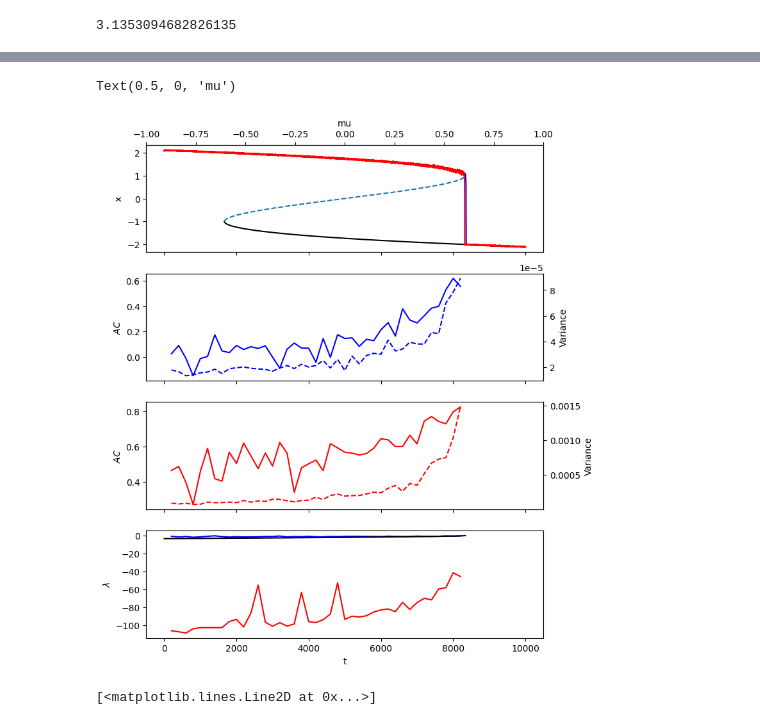
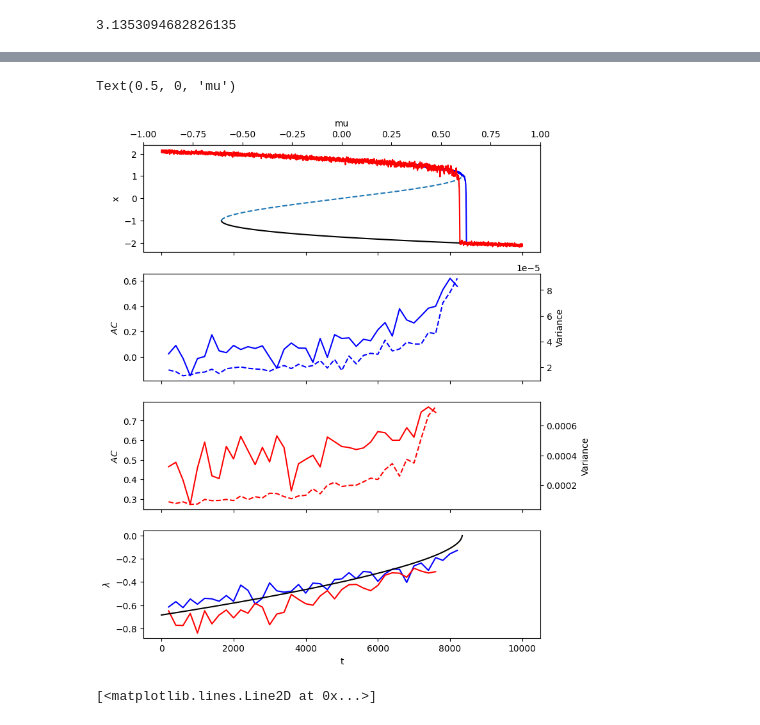
Before and after one commit to j-dichgans/Bachelor-Thesis, a Jupyter notebook: clarke_fig_1_v2.ipynb, the cells around one changed output, grey strips where cells are left out. Cells and saved outputs as stored; diff of their text form; code cells hidden in the pictures.

```diff
--- a/clarke_fig_1_v2.ipynb
+++ b/clarke_fig_1_v2.ipynb
@@ -389,7 +389,7 @@ plt.plot(frequencies,np.array(estim_psd_xs_wn)/np.array(estim_psd_xi_wn), color
 # %%
 #numerical simulation of SDEs:
 
-steps_per_unit_time = 50                                                        #to have smaller dt / Andreas multiplied f with 0.2
+steps_per_unit_time = 10                                                        #to have smaller dt / Andreas multiplied f with 0.2
 solve_ts = np.linspace(0,T,T*steps_per_unit_time + 1)
 dt = 1/steps_per_unit_time
 
@@ -406,7 +406,7 @@ white_noise = np.random.normal(0,np.sqrt(dt),T*steps_per_unit_time + 1)
 
 
 for i in tqdm.trange(T*steps_per_unit_time):
-    xs_white[i+1] = xs_white[i] + f(xs_white[i],solve_ts[i])*dt + sigma*white_noise[i]
+    xs_white[i+1] = xs_white[i] + 0.2*f(xs_white[i],solve_ts[i])*dt + sigma*white_noise[i]
 
 
 # wiener = np.zeros(T*steps_per_unit_time + 1)
@@ -431,7 +431,7 @@ eta = eta(1)
 
 
 for i in tqdm.trange(T*steps_per_unit_time):
-    xs_red[i+1] = xs_red[i] + f(xs_red[i],solve_ts[i])*dt + kappa*eta[i]*dt
+    xs_red[i+1] = xs_red[i] + 0.2*f(xs_red[i],solve_ts[i])*dt + kappa*eta[i]*dt
 
 
 
@@ -485,7 +487,7 @@ window_length = 200
 def get_ls(x,noise,a):
 
     def fitfunction(f,ls):
-        return 1/(f**2  + ls**2)
+        return np.log(1/(f**2  + ls**2))
 
 
     n_windows = int(T/window_length)
@@ -502,7 +504,7 @@ def get_ls(x,noise,a):
 
         popt = scipy.optimize.curve_fit(fitfunction,
                                                   frequencies,
-                                                  estim_psd_xs_wn/estim_psd_xi_wn,
+                                                  np.log(estim_psd_xs_wn/estim_psd_xi_wn),
                                                   p0=[1.0],
                                                   bounds=(0.0, np.inf))[0]
         ls[i] = popt[0]
@@ -511,7 +513,7 @@ def get_ls(x,noise,a):
     return ls
 # %%
 ls_white = get_ls(xs_white_filtered,white_noise_filtered,sigma)
-ls_red = get_ls(xs_red_filtered,red_noise_filtered,kappa)
+ls_red = get_ls(xs_red_filtered,eta_filtered,kappa)
 # %%
 #why is lambda estimation so far from true lambda?, how to choose fs in ls method?
 
@@ -535,35 +537,35 @@ axs[0].plot(ts,xs_red_filtered,color="red")
 
 axs[1].plot(ts[window_length:tip_white:window_length],ac_series_white[:int(tip_white/window_length)],color="blue")
 ax1_var = axs[1].twinx()
 ax1_var.plot(ts[window_length:tip_white:window_length],variance_series_white[:int(tip_white/window_length)],color="blue",linestyle="--")
 
 
 axs[2].plot(ts[window_length:tip_red:window_length],ac_series_red[:int(tip_red/window_length)],color="red")
 ax2_var = axs[2].twinx()
 ax2_var.plot(ts[window_length:tip_red:window_length],variance_series_red[:int(tip_red/window_length)],color="red",linestyle="--")
 
 
 axs[0].set_ylabel("x")
 axs[1].set_ylabel(r"$AC$")
 axs[2].set_ylabel(r"$AC$")
 ax1_var.set_ylabel(r"Variance")
 ax2_var.set_ylabel(r"Variance")
 
 
 
 axs[3].set_xlabel("t")
 axs[3].plot(ts[window_length:tip_white:window_length],-ls_white[:int(tip_white/window_length)],color="blue")
 axs[3].plot(ts[window_length:tip_red:window_length],-ls_red[:int(tip_red/window_length)],color="red")
-axs[3].plot(ts[:tipp_upper],true_ls[:tipp_upper],color="black")
+axs[3].plot(ts[:tipp_upper],0.2*true_ls[:tipp_upper],color="black")
 axs[3].set_ylabel(r"$\lambda$")
 
 
 ax_0 = axs[0].twiny()
 ax_0.set_xlim(-1,1)
 ax_0.set_xlabel("mu")
 # %% [output]
 Text(0.5, 0, 'mu')
-[figure, old version]
+[figure, new version]
 # %%
 plt.plot(ts,true_ls)
 # %% [output]
```
Also changed, not shown: parts of 4 cells of this notebook.
